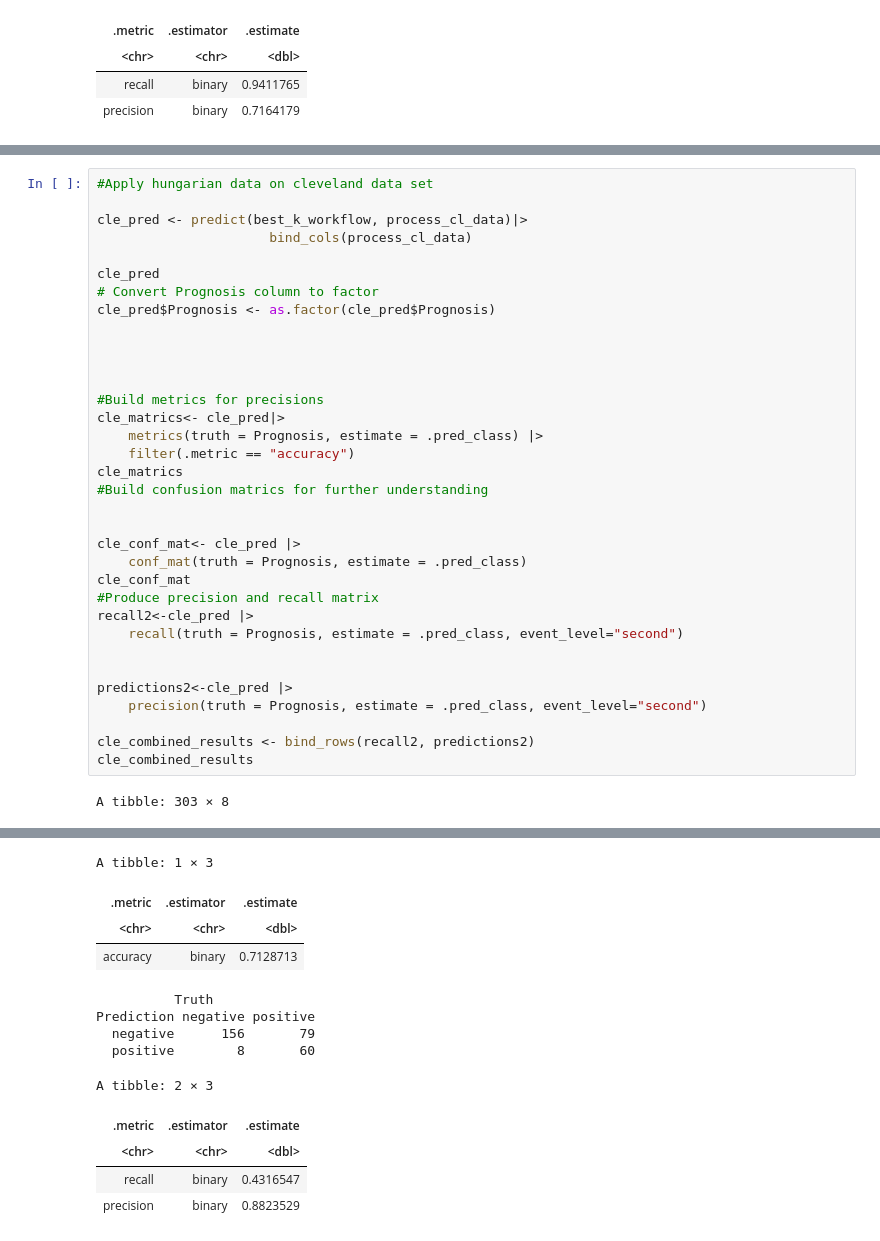
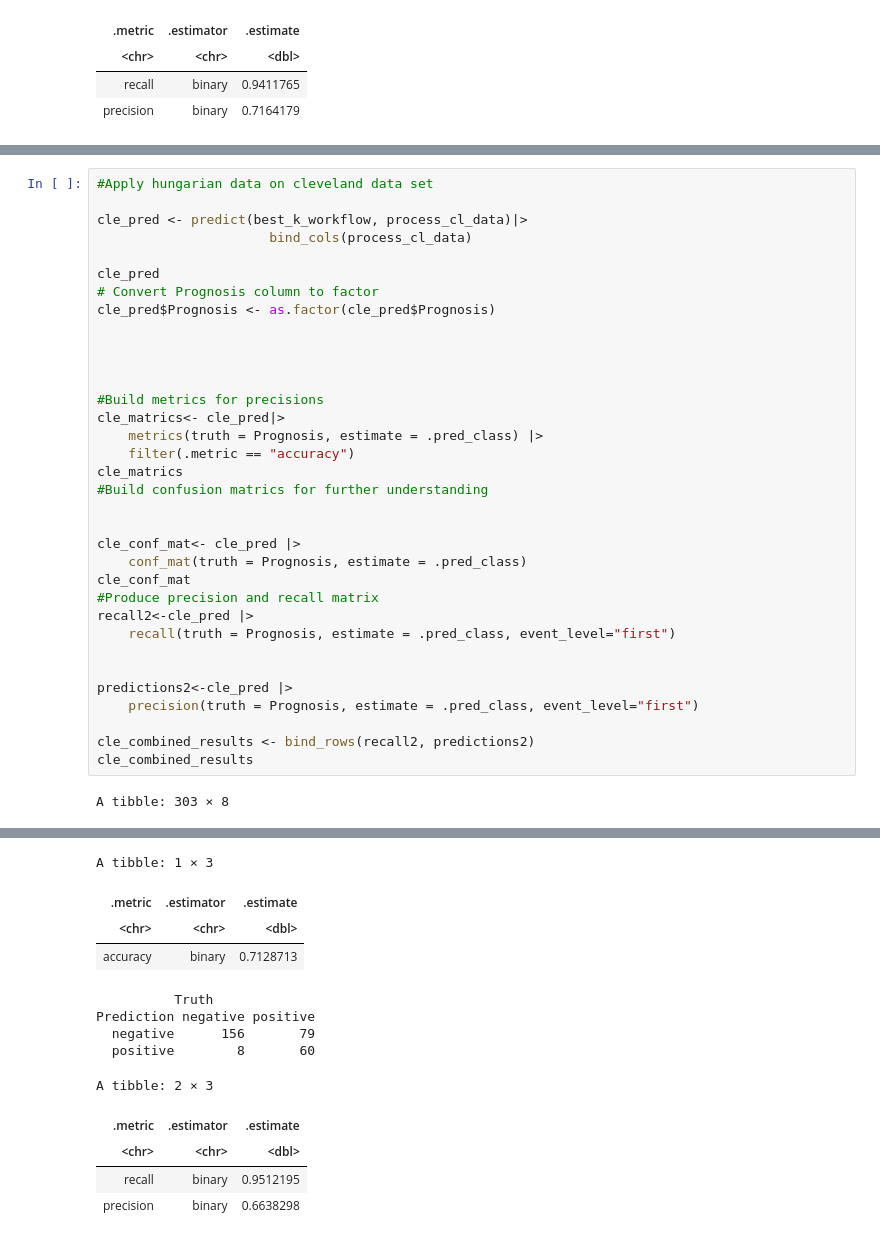
Before and after one commit to IceCappMedium/project100, a Jupyter notebook: reportcode.ipynb, the cells around one changed output, grey strips where cells are left out. Drawn from its saved outputs; the diff is of its cells as text.

```diff
--- a/reportcode.ipynb
+++ b/reportcode.ipynb
@@ -430,11 +438,11 @@ cle_conf_mat<- cle_pred |>
 cle_conf_mat
 #Produce precision and recall matrix
 recall2<-cle_pred |>
-    recall(truth = Prognosis, estimate = .pred_class, event_level="second")
+    recall(truth = Prognosis, estimate = .pred_class, event_level="first")
 
 
 predictions2<-cle_pred |>
-    precision(truth = Prognosis, estimate = .pred_class, event_level="second")
+    precision(truth = Prognosis, estimate = .pred_class, event_level="first")
 
 cle_combined_results <- bind_rows(recall2, predictions2)
 cle_combined_results
@@ -442,32 +450,32 @@ cle_combined_results
 A tibble: 303 × 8
 | .pred_class | age | chol | trestbps | thalach | oldpeak | num | Prognosis |
 | <fct> | <int> | <int> | <int> | <int> | <dbl> | <fct> | <chr> |
 | positive | 63 | 233 | 145 | 150 | 2 | 0 | negative |
 | positive | 67 | 286 | 160 | 108 | 1 | 1 | positive |
 | positive | 67 | 229 | 120 | 129 | 2 | 1 | positive |
 | positive | 37 | 250 | 130 | 187 | 3 | 0 | negative |
 | negative | 41 | 204 | 130 | 172 | 1 | 0 | negative |
 | negative | 56 | 236 | 120 | 178 | 0 | 0 | negative |
 | positive | 62 | 268 | 140 | 160 | 3 | 1 | positive |
 | negative | 57 | 354 | 120 | 163 | 0 | 0 | negative |
 | negative | 63 | 254 | 130 | 147 | 1 | 1 | positive |
 | positive | 53 | 203 | 140 | 155 | 3 | 1 | positive |
 | ... | ... | ... | ... | ... | ... | ... | ... |
 | negative | 45 | 264 | 110 | 132 | 1 | 1 | positive |
 | positive | 68 | 193 | 144 | 141 | 3 | 1 | positive |
 | negative | 57 | 131 | 130 | 115 | 1 | 1 | positive |
 | negative | 57 | 236 | 130 | 174 | 0 | 1 | positive |
 | negative | 38 | 175 | 138 | 173 | 0 | 0 | negative |
 A tibble: 1 × 3
 | .metric | .estimator | .estimate |
 | <chr> | <chr> | <dbl> |
 | accuracy | binary | 0.7128713 |
           Truth
 Prediction negative positive
   negative      156       79
   positive        8       60
 A tibble: 2 × 3
 | .metric | .estimator | .estimate |
 | <chr> | <chr> | <dbl> |
-| recall | binary | 0.4316547 |
-| precision | binary | 0.8823529 |
+| recall | binary | 0.9512195 |
+| precision | binary | 0.6638298 |
```
Also changed, not shown: parts of 6 cells of this notebook.
